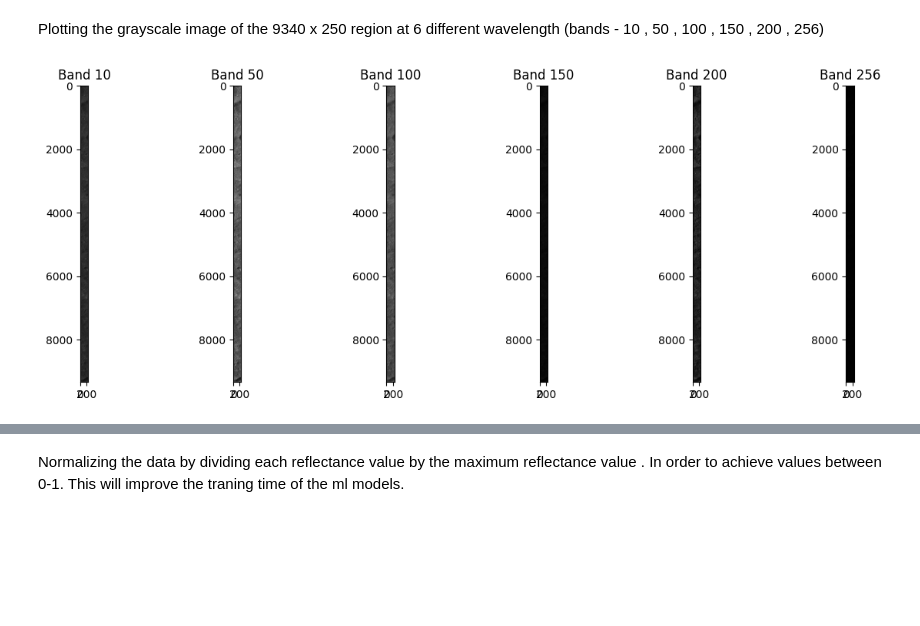
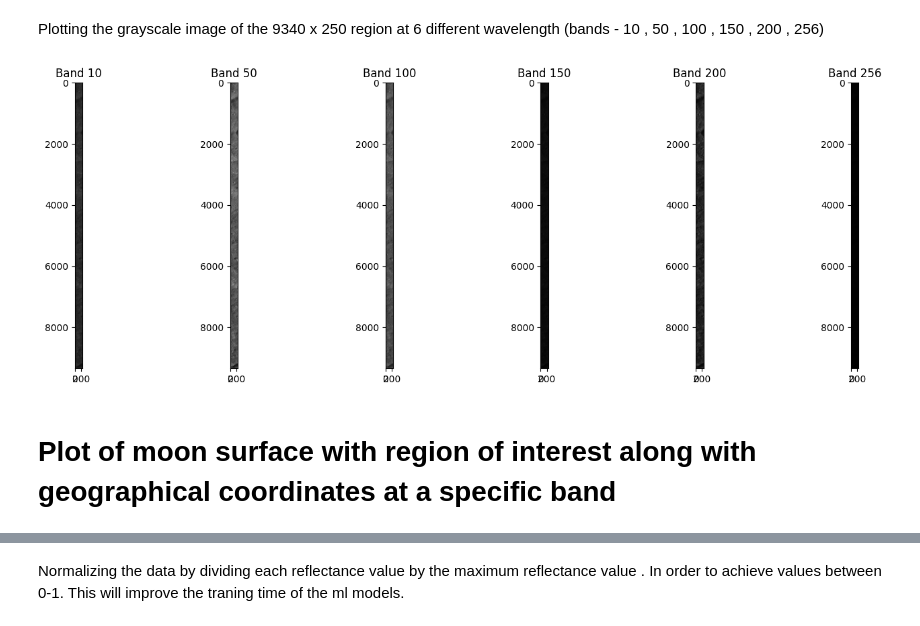
Before and after one commit to AshishRaj04/Spectral-classification-of-Chandrayaan-2-IIRS, a Jupyter notebook: Spectral_classification_of_Chandrayaan_2_IIRS.ipynb, the cells around one changed output, grey strips where cells are left out. Cells and saved outputs as stored; diff of their text form; code cells hidden in the pictures; blank space fills up the shorter version.

```diff
--- a/Spectral_classification_of_Chandrayaan_2_IIRS.ipynb
+++ b/Spectral_classification_of_Chandrayaan_2_IIRS.ipynb
@@ -57,0 +62,9 @@ from sklearn.decomposition import PCA
+# %%
+IMAGES_PATH = Path() / "images" / "hyperspectral"
+IMAGES_PATH.mkdir(parents=True, exist_ok=True)
+
+def save_fig(fig_id, tight_layout=True, fig_extension="png", resolution=300):
+    path = IMAGES_PATH / f"{fig_id}.{fig_extension}"
+    if tight_layout:
+        plt.tight_layout()
+    plt.savefig(path, format=fig_extension, dpi=resolution)
@@ -60,24 +98,28 @@ Plotting the grayscale image of the 9340 x 250 region at 6 different wavelength
 # %%
 fig, axes = plt.subplots(1, 6, figsize=(15, 5))
 
 axes[0].imshow(hyperspectral_data[:,:,10], cmap='gray')
 axes[0].set_title('Band 10')
 
 axes[1].imshow(hyperspectral_data[:,:,50], cmap='gray')
 axes[1].set_title('Band 50')
 
 axes[2].imshow(hyperspectral_data[:,:,100], cmap='gray')
 axes[2].set_title('Band 100')
 
 axes[3].imshow(hyperspectral_data[:,:,150], cmap='gray')
 axes[3].set_title('Band 150')
 
 axes[4].imshow(hyperspectral_data[:,:,200], cmap='gray')
 axes[4].set_title('Band 200')
 
 axes[5].imshow(hyperspectral_data[:,:,255], cmap='gray')
 axes[5].set_title('Band 256')
 
+save_fig("grayscale image of strip at 6 different bands")
+
 plt.show()
 # %% [output]
-[figure, old version]
+[figure, new version]
+# %% [markdown]
+# Plot of moon surface with region of interest along with geographical coordinates at a specific band
```
Also changed, not shown: parts of 23 cells of this notebook.
